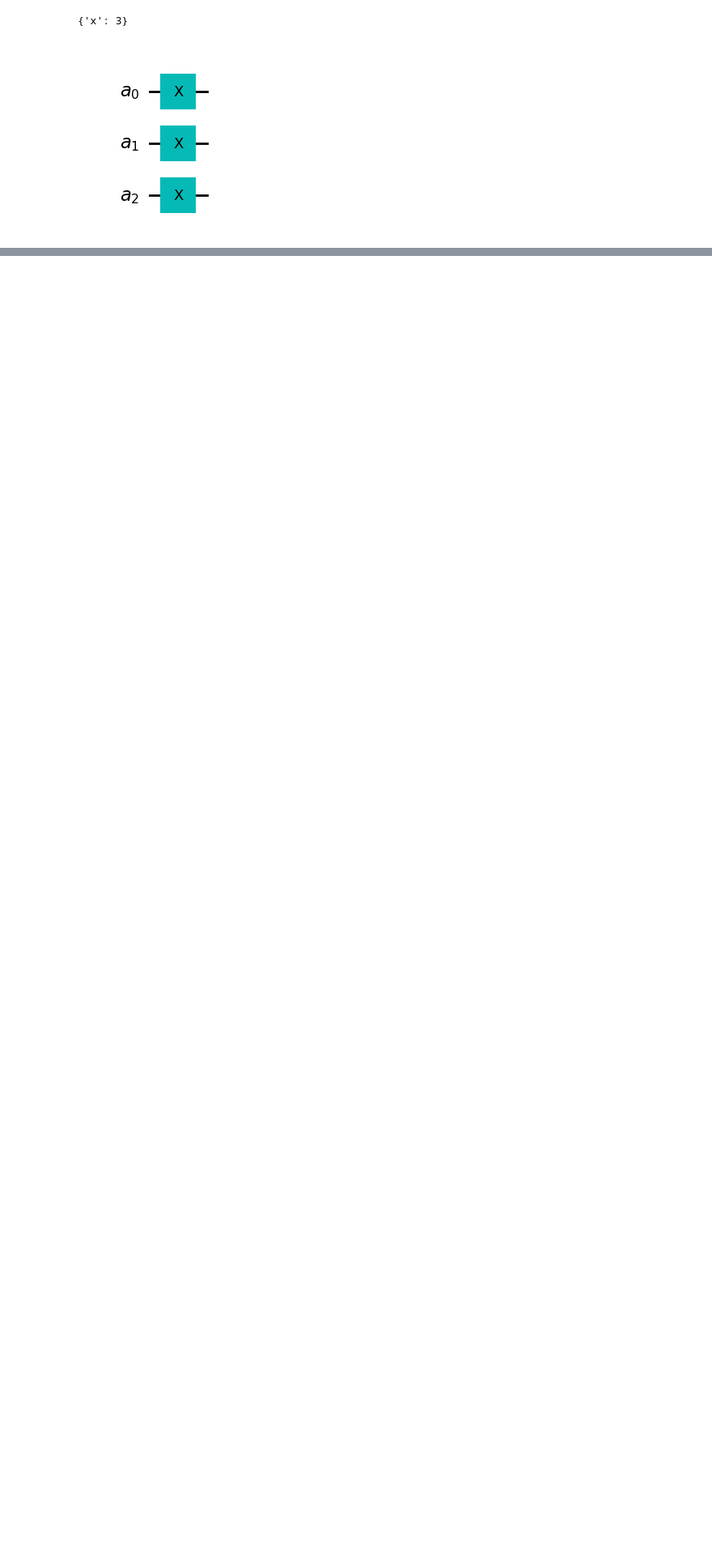
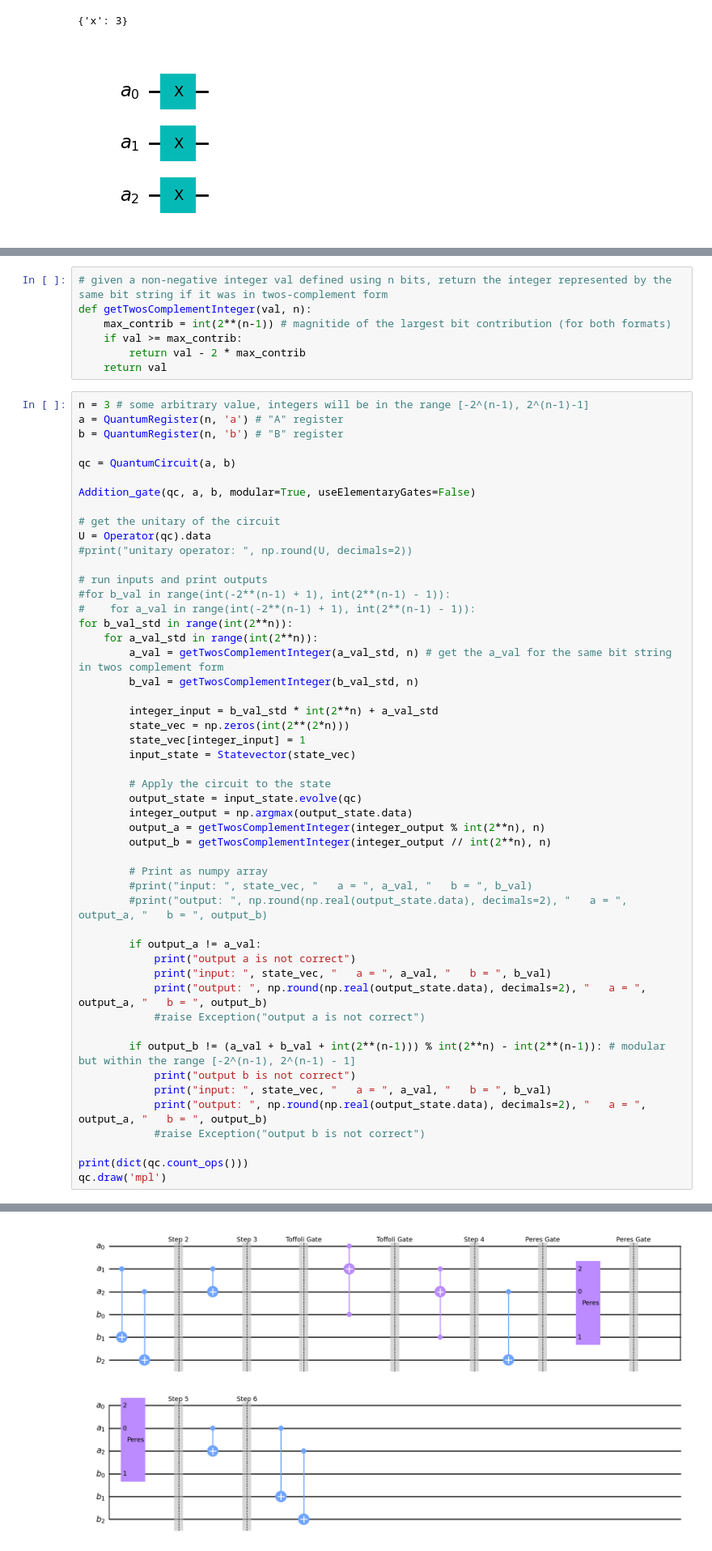
Before and after one commit to lincolnajohnston/Quantum-NTE, a Jupyter notebook: Elementary_circuits/basic_arithmetic_circuits.ipynb, the cells around one changed output, grey strips where cells are left out. Shown at 81% size. Cells and saved outputs as stored; diff of their text form; blank space fills up the shorter version.

```diff
--- a/Elementary_circuits/basic_arithmetic_circuits.ipynb
+++ b/Elementary_circuits/basic_arithmetic_circuits.ipynb
@@ -296,0 +324,58 @@ qc.draw('mpl')
+# %%
+# given a non-negative integer val defined using n bits, return the integer represented by the same bit string if it was in twos-complement form
+def getTwosComplementInteger(val, n):
+    max_contrib = int(2**(n-1)) # magnitide of the largest bit contribution (for both formats)
+    if val >= max_contrib:
+        return val - 2 * max_contrib
+    return val
+# %%
+n = 3 # some arbitrary value, integers will be in the range [-2^(n-1), 2^(n-1)-1]
+a = QuantumRegister(n, 'a') # "A" register
+b = QuantumRegister(n, 'b') # "B" register
+
+qc = QuantumCircuit(a, b)
+
+Addition_gate(qc, a, b, modular=True, useElementaryGates=False)
+
+# get the unitary of the circuit
+U = Operator(qc).data
+#print("unitary operator: ", np.round(U, decimals=2))
+
+# run inputs and print outputs
+#for b_val in range(int(-2**(n-1) + 1), int(2**(n-1) - 1)):
+#    for a_val in range(int(-2**(n-1) + 1), int(2**(n-1) - 1)):
+for b_val_std in range(int(2**n)):
+    for a_val_std in range(int(2**n)):
+        a_val = getTwosComplementInteger(a_val_std, n) # get the a_val for the same bit string in twos complement form
+        b_val = getTwosComplementInteger(b_val_std, n)
+
+        integer_input = b_val_std * int(2**n) + a_val_std
+        state_vec = np.zeros(int(2**(2*n)))
+        state_vec[integer_input] = 1
+        input_state = Statevector(state_vec)
+
+        # Apply the circuit to the state
+        output_state = input_state.evolve(qc)
+        integer_output = np.argmax(output_state.data)
+        output_a = getTwosComplementInteger(integer_output % int(2**n), n)
+        output_b = getTwosComplementInteger(integer_output // int(2**n), n)
+
+        # Print as numpy array
+        #print("input: ", state_vec, "   a = ", a_val, "   b = ", b_val)
+        #print("output: ", np.round(np.real(output_state.data), decimals=2), "   a = ", output_a, "   b = ", output_b)
+
+        if output_a != a_val:
+            print("output a is not correct")
+            print("input: ", state_vec, "   a = ", a_val, "   b = ", b_val)
+            print("output: ", np.round(np.real(output_state.data), decimals=2), "   a = ", output_a, "   b = ", output_b)
+            #raise Exception("output a is not correct")
+
+        if output_b != (a_val + b_val + int(2**(n-1))) % int(2**n) - int(2**(n-1)): # modular but within the range [-2^(n-1), 2^(n-1) - 1]
+            print("output b is not correct")
+            print("input: ", state_vec, "   a = ", a_val, "   b = ", b_val)
+            print("output: ", np.round(np.real(output_state.data), decimals=2), "   a = ", output_a, "   b = ", output_b)
+            #raise Exception("output b is not correct")
+
+print(dict(qc.count_ops()))
+qc.draw('mpl')
+# %% [output]
@@ -297,2 +383,3 @@ qc.draw('mpl')
+[figure, added]
 # %% [markdown]
 # 2s Complement
```
Also changed, not shown: parts of 9 cells of this notebook, 3 other files.
